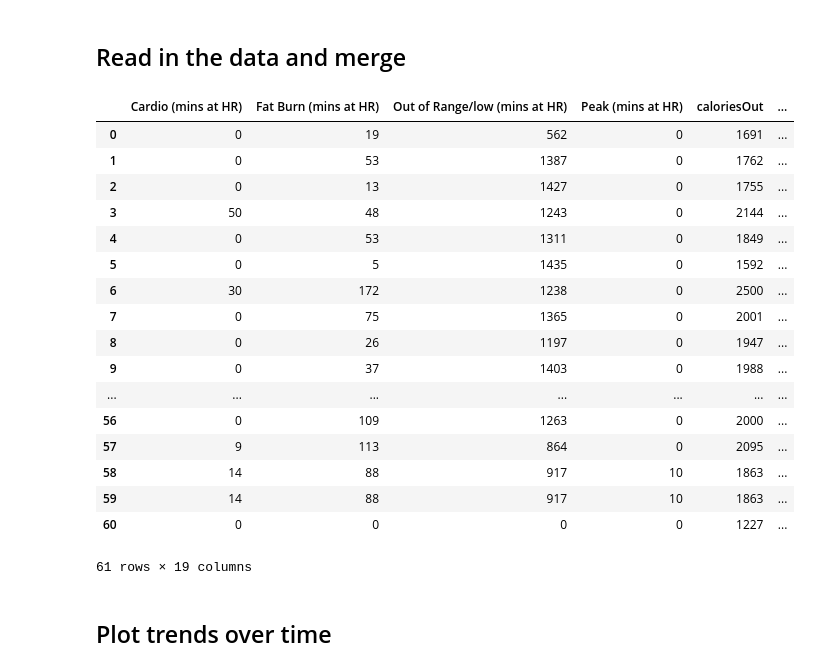
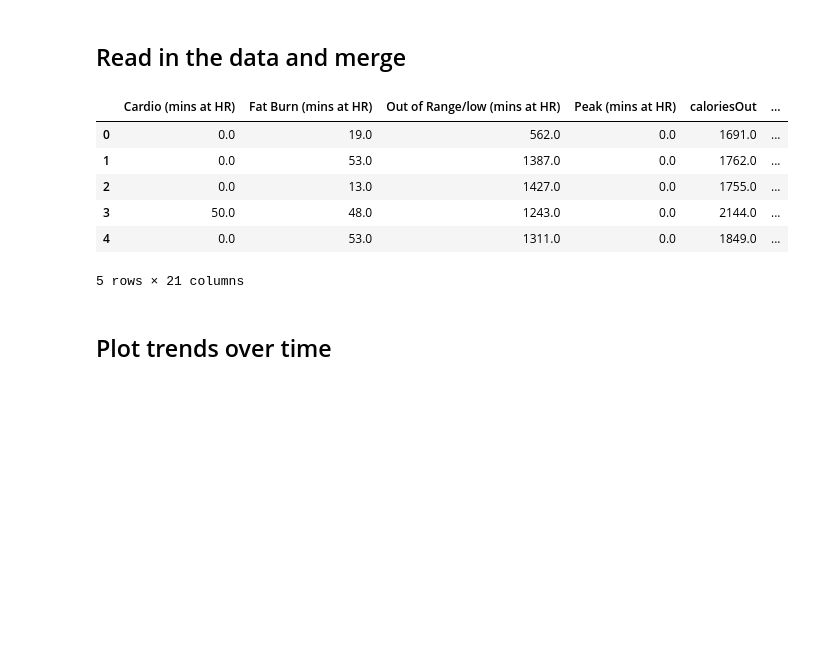
Before and after one commit to KatrionaGoldmann/Fitbit-Progress, a Jupyter notebook: 3_general_analysis.ipynb, the cells around one changed output. Saved outputs shown, nothing was run; the diff lists cells and outputs as text; code cells hidden in the pictures; blank space fills up the shorter version.

```diff
--- a/3_general_analysis.ipynb
+++ b/3_general_analysis.ipynb
@@ -22,34 +22,20 @@ import datetime
 ex = pd.read_csv("./Outputs/exercise.csv")
 summary = pd.read_csv("./Outputs/daily_summary.csv")
 sleep = pd.read_csv("./Outputs/sleep_summary.csv")
-sleep['date'] = [datetime.datetime.strptime(x, '%Y-%m-%d') for x in sleep['Date']]
-sleep['date'] = [x.strftime('%d/%m/%Y') for x in sleep['date']]
 # %%
-daily = pd.merge(summary, sleep, how='outer', left_on='date', right_on='date')
+daily = pd.merge(summary, sleep, how='outer', left_on='date', right_on='Date')
 # %%
-daily = daily.drop(['Unnamed: 0_x', 'Date', 'Unnamed: 0_y'], axis=1)
 daily = daily.dropna(1, 'all')
 # %%
-daily
+daily.head()
 # %% [output]
 |  | Cardio (mins at HR) | Fat Burn (mins at HR) | Out of Range/low (mins at HR) | Peak (mins at HR) | caloriesOut | ... |
-| 0 | 0 | 19 | 562 | 0 | 1691 | ... |
-| 1 | 0 | 53 | 1387 | 0 | 1762 | ... |
-| 2 | 0 | 13 | 1427 | 0 | 1755 | ... |
-| 3 | 50 | 48 | 1243 | 0 | 2144 | ... |
-| 4 | 0 | 53 | 1311 | 0 | 1849 | ... |
-| 5 | 0 | 5 | 1435 | 0 | 1592 | ... |
-| 6 | 30 | 172 | 1238 | 0 | 2500 | ... |
-| 7 | 0 | 75 | 1365 | 0 | 2001 | ... |
-| 8 | 0 | 26 | 1197 | 0 | 1947 | ... |
-| 9 | 0 | 37 | 1403 | 0 | 1988 | ... |
-| ... | ... | ... | ... | ... | ... | ... |
-| 56 | 0 | 109 | 1263 | 0 | 2000 | ... |
-| 57 | 9 | 113 | 864 | 0 | 2095 | ... |
-| 58 | 14 | 88 | 917 | 10 | 1863 | ... |
-| 59 | 14 | 88 | 917 | 10 | 1863 | ... |
-| 60 | 0 | 0 | 0 | 0 | 1227 | ... |
+| 0 | 0.0 | 19.0 | 562.0 | 0.0 | 1691.0 | ... |
+| 1 | 0.0 | 53.0 | 1387.0 | 0.0 | 1762.0 | ... |
+| 2 | 0.0 | 13.0 | 1427.0 | 0.0 | 1755.0 | ... |
+| 3 | 50.0 | 48.0 | 1243.0 | 0.0 | 2144.0 | ... |
+| 4 | 0.0 | 53.0 | 1311.0 | 0.0 | 1849.0 | ... |
-61 rows × 19 columns
+5 rows × 21 columns
 # %% [markdown]
 ## Plot trends over time
 # %% [markdown]
```
Also changed, not shown: parts of 8 cells of this notebook, 8 other files.
